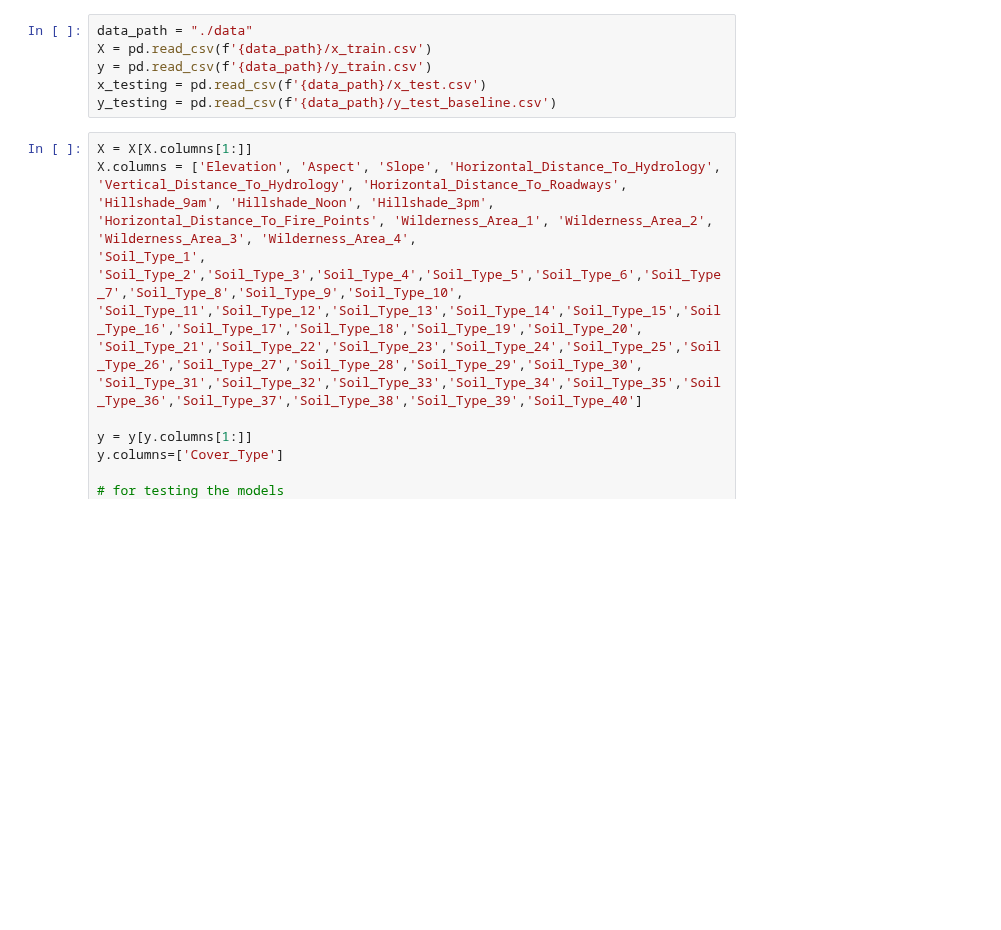
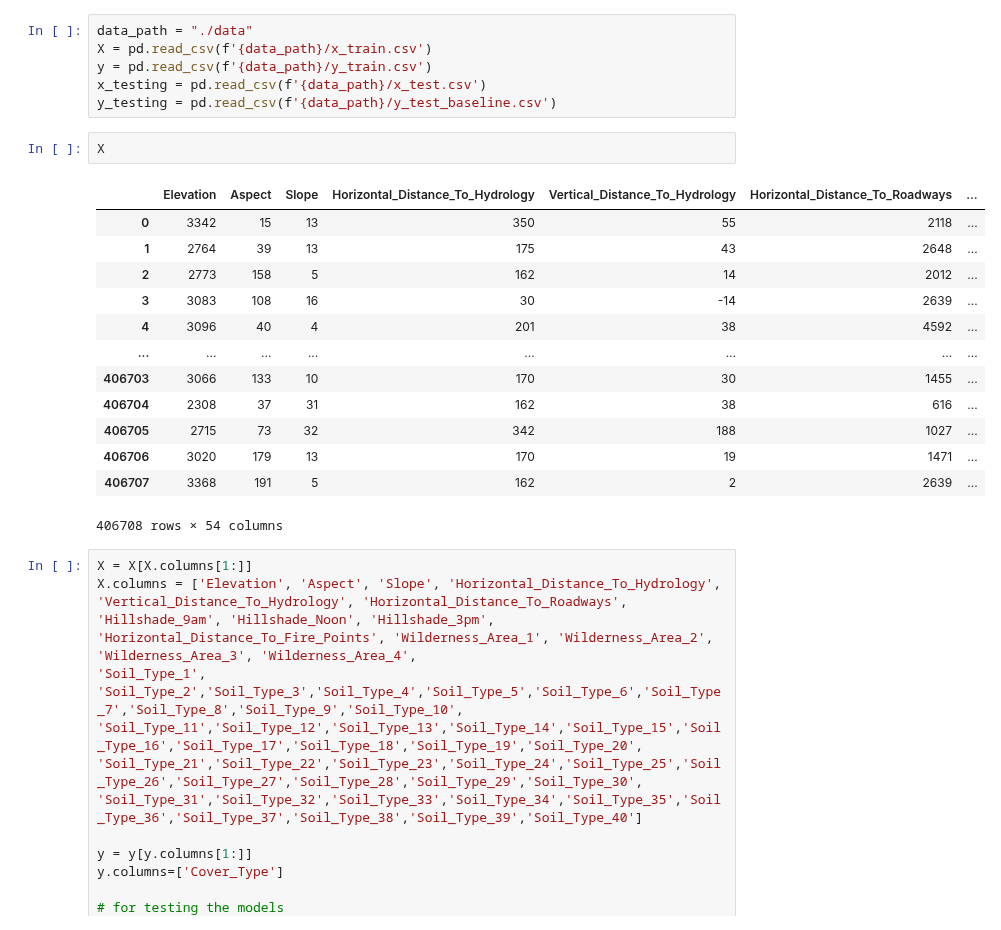
Before and after one commit to sebasmos/Forest_Analysis, a Jupyter notebook: analysis.ipynb, the cells around one changed output. Cells and saved outputs as stored; diff of their text form; blank space fills up the shorter version.

```diff
--- a/analysis.ipynb
+++ b/analysis.ipynb
@@ -43,6 +43,22 @@ X = pd.read_csv(f'{data_path}/x_train.csv')
 y = pd.read_csv(f'{data_path}/y_train.csv')
 x_testing = pd.read_csv(f'{data_path}/x_test.csv')
 y_testing = pd.read_csv(f'{data_path}/y_test_baseline.csv')
+# %%
+X
+# %% [output]
+|  | Elevation | Aspect | Slope | Horizontal_Distance_To_Hydrology | Vertical_Distance_To_Hydrology | Horizontal_Distance_To_Roadways | ... |
+| 0 | 3342 | 15 | 13 | 350 | 55 | 2118 | ... |
+| 1 | 2764 | 39 | 13 | 175 | 43 | 2648 | ... |
+| 2 | 2773 | 158 | 5 | 162 | 14 | 2012 | ... |
+| 3 | 3083 | 108 | 16 | 30 | -14 | 2639 | ... |
+| 4 | 3096 | 40 | 4 | 201 | 38 | 4592 | ... |
+| ... | ... | ... | ... | ... | ... | ... | ... |
+| 406703 | 3066 | 133 | 10 | 170 | 30 | 1455 | ... |
+| 406704 | 2308 | 37 | 31 | 162 | 38 | 616 | ... |
+| 406705 | 2715 | 73 | 32 | 342 | 188 | 1027 | ... |
+| 406706 | 3020 | 179 | 13 | 170 | 19 | 1471 | ... |
+| 406707 | 3368 | 191 | 5 | 162 | 2 | 2639 | ... |
+406708 rows × 54 columns
 # %%
 X = X[X.columns[1:]]
 X.columns = ['Elevation', 'Aspect', 'Slope', 'Horizontal_Distance_To_Hydrology', 'Vertical_Distance_To_Hydrology', 'Horizontal_Distance_To_Roadways', 'Hillshade_9am', 'Hillshade_Noon', 'Hillshade_3pm', 'Horizontal_Distance_To_Fire_Points', 'Wilderness_Area_1', 'Wilderness_Area_2', 'Wilderness_Area_3', 'Wilderness_Area_4',
```
Also changed, not shown: parts of 6 cells of this notebook, 5 other files.
